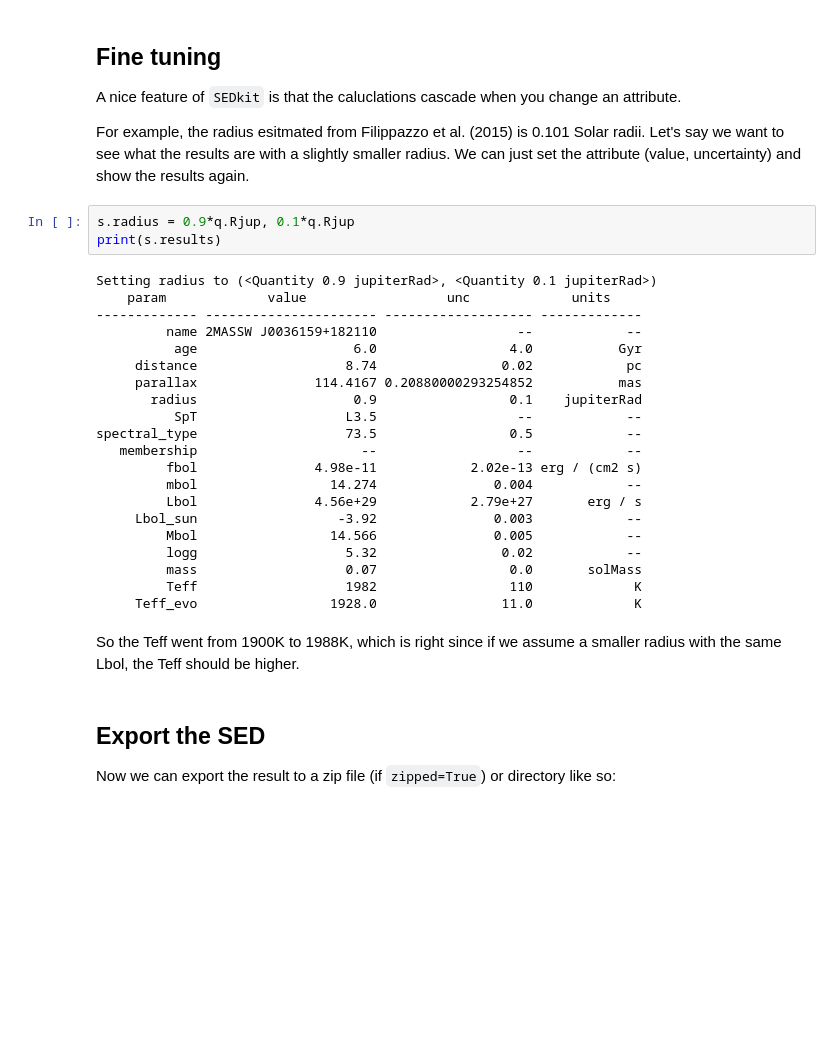
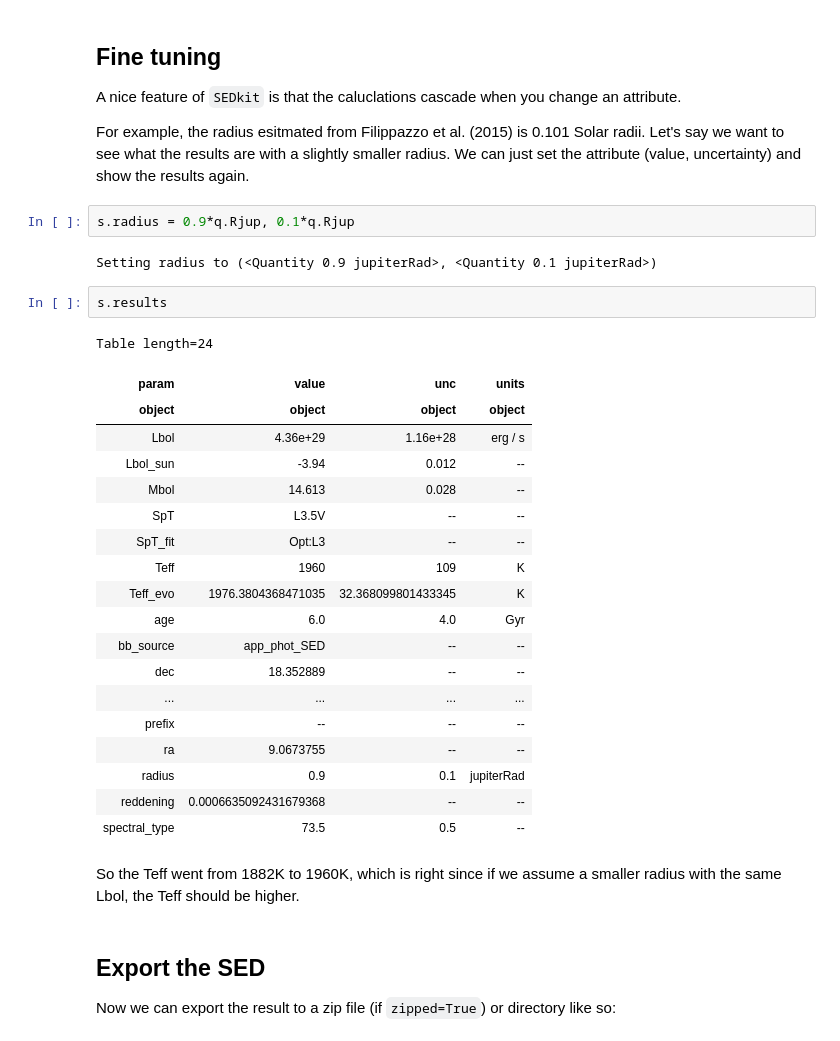
Before and after one commit to BDNYC/sedkit, a Jupyter notebook: sedkit/notebooks/create_sed.ipynb, the cells around one changed output. Drawn from its saved outputs; the diff is of its cells as text; blank space fills up the shorter version.

```diff
--- a/sedkit/notebooks/create_sed.ipynb
+++ b/sedkit/notebooks/create_sed.ipynb
@@ -280,30 +295,32 @@ A nice feature of `SEDkit` is that the caluclations cascade when you change an a
 For example, the radius esitmated from Filippazzo et al. (2015) is 0.101 Solar radii. Let's say we want to see what the results are with a slightly smaller radius. We can just set the attribute (value, uncertainty) and show the results again.
 # %%
 s.radius = 0.9*q.Rjup, 0.1*q.Rjup
-print(s.results)
 # %% [output]
 Setting radius to (<Quantity 0.9 jupiterRad>, <Quantity 0.1 jupiterRad>)
-    param             value                  unc             units
-------------- ---------------------- ------------------- -------------
-         name 2MASSW J0036159+182110                  --            --
-          age                    6.0                 4.0           Gyr
-     distance                   8.74                0.02            pc
-     parallax               114.4167 0.20880000293254852           mas
-       radius                    0.9                 0.1    jupiterRad
-          SpT                   L3.5                  --            --
-spectral_type                   73.5                 0.5            --
-   membership                     --                  --            --
-         fbol               4.98e-11            2.02e-13 erg / (cm2 s)
-         mbol                 14.274               0.004            --
-         Lbol               4.56e+29            2.79e+27       erg / s
-     Lbol_sun                  -3.92               0.003            --
-         Mbol                 14.566               0.005            --
-         logg                   5.32                0.02            --
-         mass                   0.07                 0.0       solMass
-         Teff                   1982                 110             K
-     Teff_evo                 1928.0                11.0             K
+# %%
+s.results
+# %% [output]
+Table length=24
+| param | value | unc | units |
+| object | object | object | object |
+| Lbol | 4.36e+29 | 1.16e+28 | erg / s |
+| Lbol_sun | -3.94 | 0.012 | -- |
+| Mbol | 14.613 | 0.028 | -- |
+| SpT | L3.5V | -- | -- |
+| SpT_fit | Opt:L3 | -- | -- |
+| Teff | 1960 | 109 | K |
+| Teff_evo | 1976.3804368471035 | 32.368099801433345 | K |
+| age | 6.0 | 4.0 | Gyr |
+| bb_source | app_phot_SED | -- | -- |
+| dec | 18.352889 | -- | -- |
+| ... | ... | ... | ... |
+| prefix | -- | -- | -- |
+| ra | 9.0673755 | -- | -- |
+| radius | 0.9 | 0.1 | jupiterRad |
+| reddening | 0.0006635092431679368 | -- | -- |
+| spectral_type | 73.5 | 0.5 | -- |
 # %% [markdown]
-So the Teff went from 1900K to 1988K, which is right since if we assume a smaller radius with the same Lbol, the Teff should be higher.
+So the Teff went from 1882K to 1960K, which is right since if we assume a smaller radius with the same Lbol, the Teff should be higher.
 # %% [markdown]
 ## Export the SED
 Now we can export the result to a zip file (if `zipped=True`) or directory like so:
```
Also changed, not shown: parts of 16 cells of this notebook, 2 other files.
